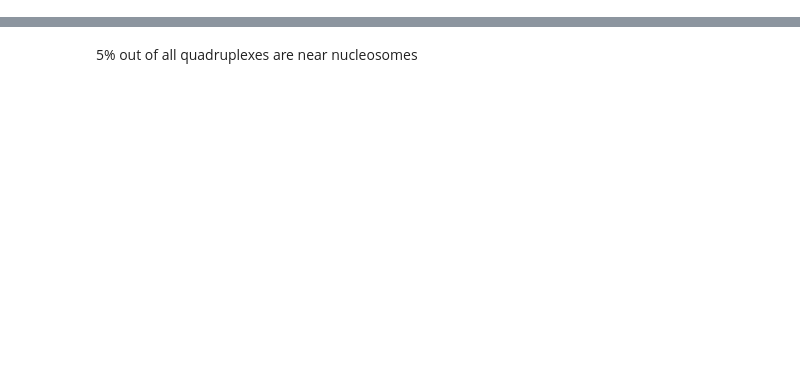
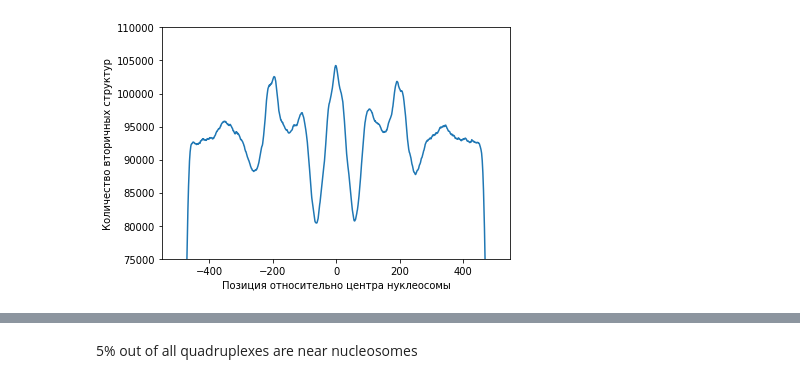
Before and after one commit to eamag/secpunct, a Jupyter notebook: notebooks/prototyping.ipynb, the cells around one changed output, grey strips where cells are left out. Cells and saved outputs as stored; diff of their text form; code cells hidden in the pictures; blank space fills up the shorter version.

Commit message:
Testing 70bp till start of nucleosome, adding plots

```diff
--- a/notebooks/prototyping.ipynb
+++ b/notebooks/prototyping.ipynb
@@ -28,3 +27,23 @@ df.tail()
 | 10941422 | 249239532 | 249239564 | 16 | 4 |
 | 10941426 | 249239644 | 249239681 | 17 | 7 |
+# %%
+def make_n_bp(df, uplifted, n=70):
+        """
+Return all 'df' elements where end in 10-70 range before start of 'uplifted'
+    :param df: sec. struct. df with columns start   end len_stem    len_loop (10941426 rows)
+    :param uplifted: nucleosome df with columns chrom   start   end peak_pos    score (1037956 rows)
+    """
+    df1 = df.sort_values('end').reset_index(drop=True)
+
+    # getting indexes where should df.end be, if inserted into uplifted (nucl array)
+    indxes = np.searchsorted(uplifted.start.values, df1.end.values)
+
+    uplifted1 = uplifted.append(uplifted.tail(1))  # for df.end > uplifted.start.max()
+
+    uplifted_ind = uplifted1.iloc[indxes].reset_index(drop=True)  # getting all uplifted.start closest to df.end
+    uplifted_ind['df_end'] = df1.end.values
+    uplifted_ind['diff'] = uplifted_ind.start - uplifted_ind.df_end
+    mask = (uplifted_ind['diff'] >= 0) & (uplifted_ind['diff'] < n)
+    return df1[mask].reset_index(drop=True)
+ss10bp = make_n_bp(df, uplifted)
 # %%
@@ -143,0 +110,19 @@ If you're reading this message in another frontend (for example, a static render
+# %%
+cumsum_arr = np.zeros((1000))
+
+for peak_pos in tqdm(pd.to_numeric(uplifted.peak_pos)):
+    temp_df = df[(df['start'] > peak_pos - 500) & (df['end'] < peak_pos + 500)]
+    for ind, row in temp_df.iterrows():
+        for i in range(int(row['start']) - peak_pos + 500, int(row['end']) - peak_pos + 500):
+            cumsum_arr[i] += 1
+# cumsum_arr
+# %%
+x = np.arange(-500, 500)
+plt.plot(x, cumsum_arr)
+plt.ylabel('Количество вторичных структур')
+plt.xlabel('Позиция относительно центра нуклеосомы')
+plt.ylim(75000, 110000)
+plt.tight_layout()
+plt.savefig('../pictures/chr1_S16-50_nucleosome-centered.png')
+# %% [output]
+[figure, added]
```
Also changed, not shown: parts of 18 cells of this notebook, 5 other files.
